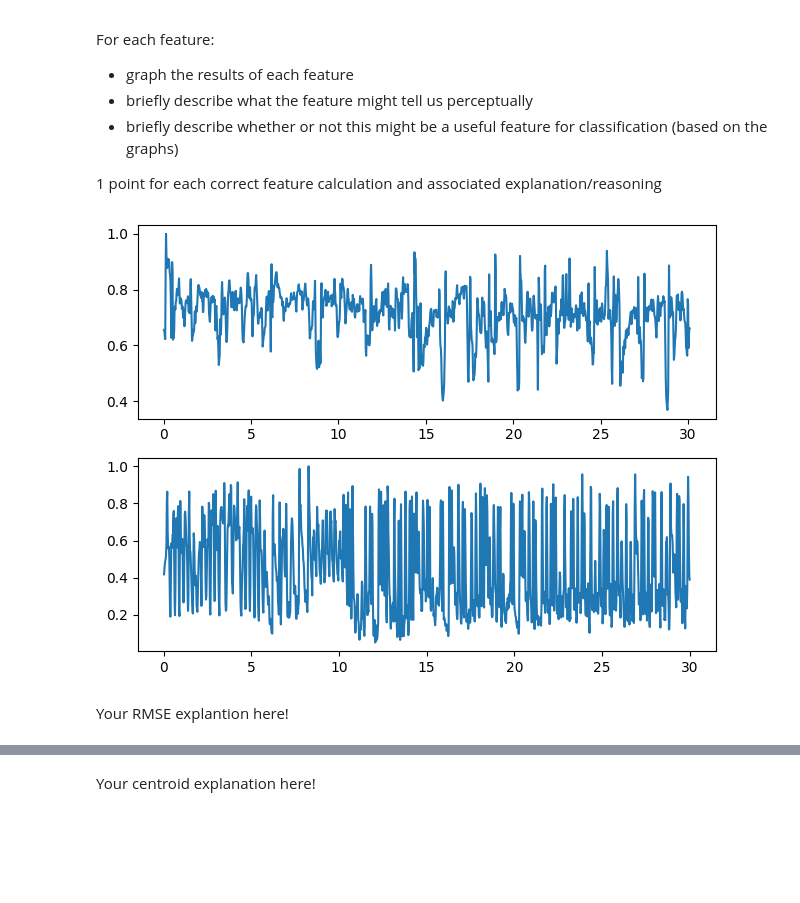
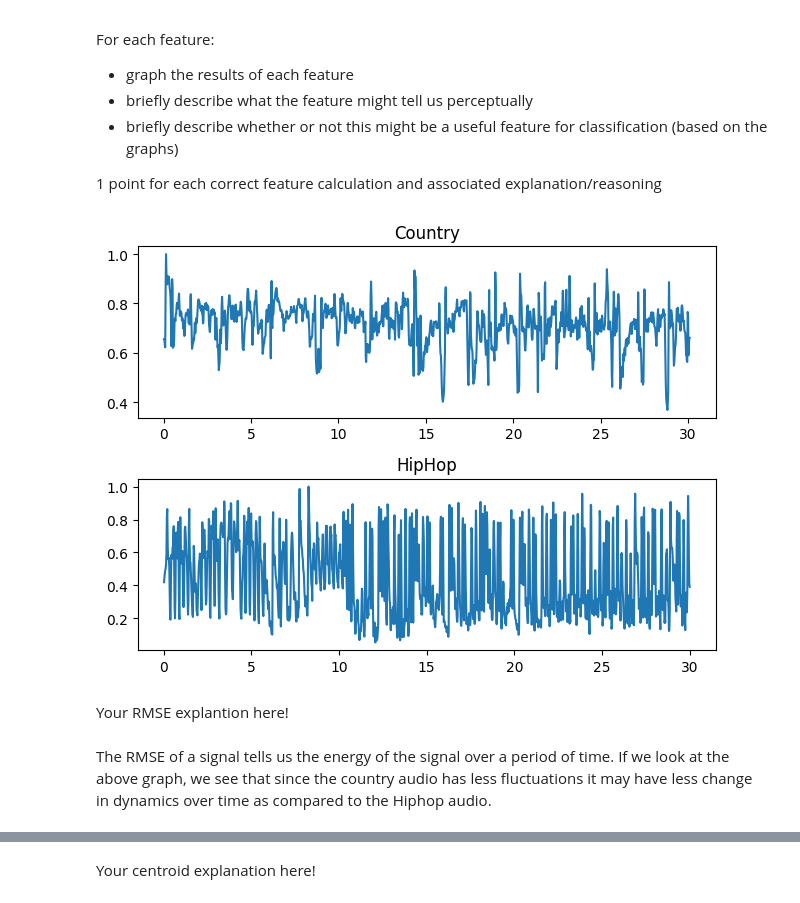
Before and after one commit to adityarpawar1902/AudioTechII, a Jupyter notebook: HW/HW3.ipynb, the cells around one changed output, grey strips where cells are left out. Cells and saved outputs as stored; diff of their text form; code cells hidden in the pictures; blank space fills up the shorter version.

```diff
--- a/HW/HW3.ipynb
+++ b/HW/HW3.ipynb
@@ -148,32 +170,34 @@ For each feature:
 # %%
-frame_length = 1024
-hop_length = 512
 # RMSE for hiphop
 energy = np.array([sum(abs(x_norm[i:i+frame_length])) for i in range(0, len(x_norm), hop_length)])
-rmse_hiphop = np.array([])
+rmse_country = np.array([])
 for i in range(0,len(x_norm),hop_length):
-    rms_i_hiphop = np.sqrt(np.mean(abs(x_norm[i:i+frame_length]**2)))
-    rmse_hiphop = np.append(rmse_hiphop,rms_i_hiphop)
+    rms_i_country = np.sqrt(np.mean(abs(x_norm[i:i+frame_length]**2)))
+    rmse_country = np.append(rmse_country,rms_i_country)
 # RMSE for country
 energy1 = np.array([sum(abs(x1_norm[i:i+frame_length])) for i in range(0, len(x1_norm), hop_length)])
-rmse_country = np.array([])
+rmse_hiphop = np.array([])
 for i in range(0,len(x1_norm),hop_length):
-    rms_i_country = np.sqrt(np.mean(abs(x1_norm[i:i+frame_length]**2)))
-    rmse_country = np.append(rmse_country,rms_i_country)
+    rms_i_hiphop = np.sqrt(np.mean(abs(x1_norm[i:i+frame_length]**2)))
+    rmse_hiphop = np.append(rmse_hiphop,rms_i_hiphop)
 # plotting
 frames = range(1,len(energy)+1)
 t = frames_to_time(frames, sr=fs, hop_length = hop_length)
 frames1 = range(1,len(energy1)+1)
 t1 = frames_to_time(frames1, sr=fs1, hop_length = hop_length)
 
 plt.subplot(2,1,1)
-plt.plot(t,rmse_hiphop/rmse_hiphop.max())
+plt.plot(t,rmse_country/rmse_country.max())
+plt.title('Country')
 plt.subplot(2,1,2)
-plt.plot(t1,rmse_country/rmse_country.max())
+plt.plot(t1,rmse_hiphop/rmse_hiphop.max())
+plt.title('HipHop')
 plt.tight_layout()
 # %% [output]
-[figure, old version]
+[figure, new version]
 # %% [markdown]
 Your RMSE explantion here!
+# %% [markdown]
+The RMSE of a signal tells us the energy of the signal over a period of time. If we look at the above graph, we see that since the country audio has less fluctuations it may have less change in dynamics over time as compared to the Hiphop audio.
 # %%
 # Spectral Centroid for hiphop
```
Also changed, not shown: parts of 16 cells of this notebook.
